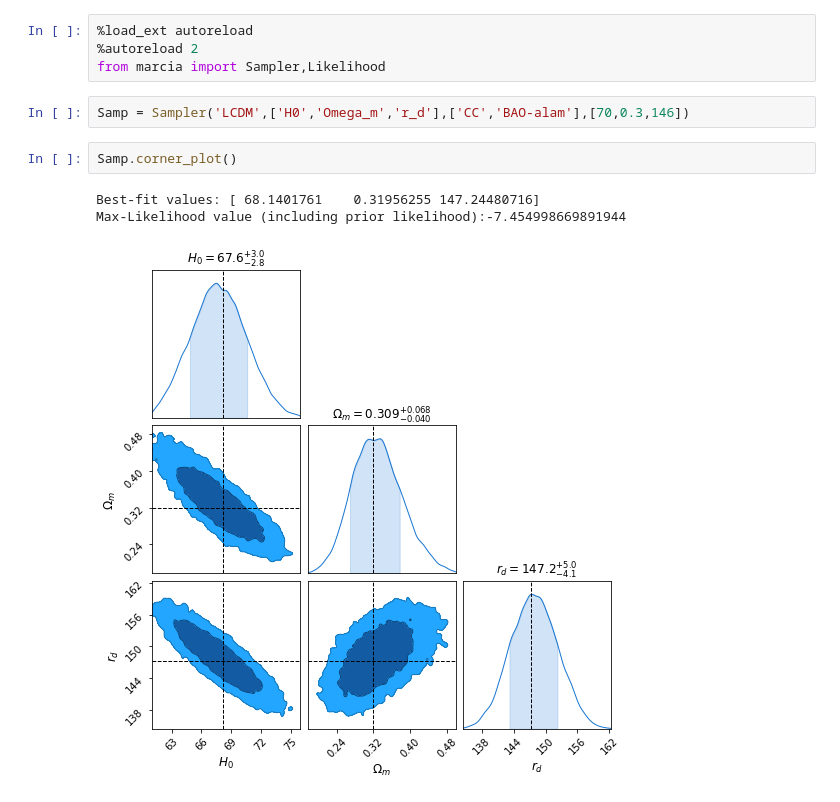
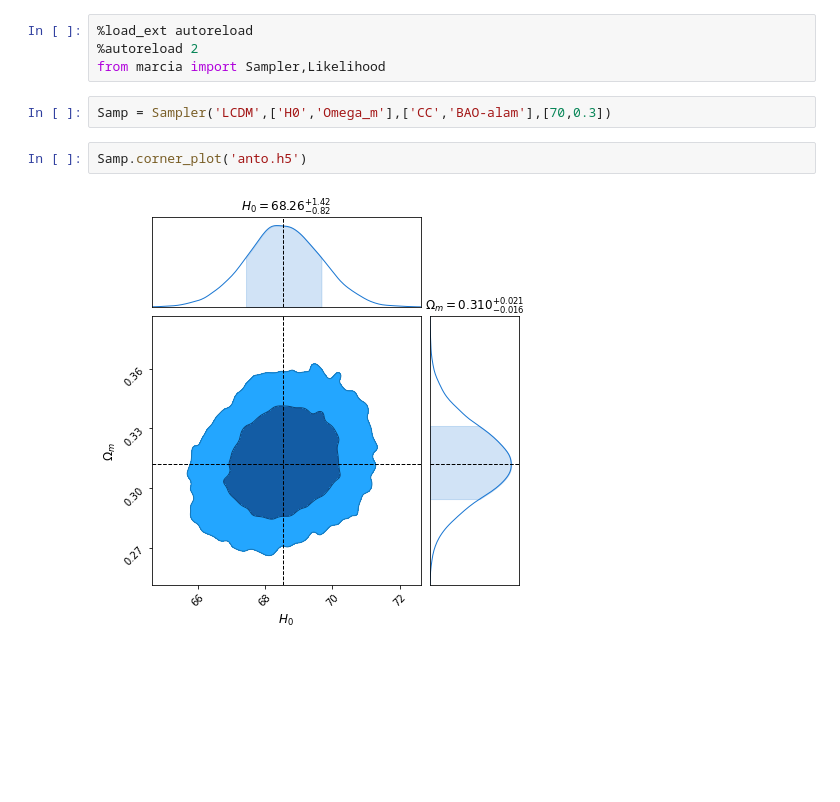
Before and after one commit to cosomelet/marcia, a Jupyter notebook: Notebooks/likelihood.ipynb, the cells around one changed output. Cells and saved outputs as stored; diff of their text form; blank space fills up the shorter version.

Commit message:
convergence
Signed-off-by: Anto Idicherian Lonappan <antolonappan@icloud.com>

```diff
--- a/Notebooks/likelihood.ipynb
+++ b/Notebooks/likelihood.ipynb
@@ -9,10 +9,8 @@ import time
 %autoreload 2
 from marcia import Sampler,Likelihood
 # %%
-Samp = Sampler('LCDM',['H0','Omega_m','r_d'],['CC','BAO-alam'],[70,0.3,146])
+Samp = Sampler('LCDM',['H0','Omega_m'],['CC','BAO-alam'],[70,0.3])
 # %%
-Samp.corner_plot()
+Samp.corner_plot('anto.h5')
 # %% [output]
-Best-fit values: [ 68.1401761    0.31956255 147.24480716]
-Max-Likelihood value (including prior likelihood):-7.454998669891944
-[figure, old version]
+[figure, new version]
```
Also changed, not shown: parts of 1 cell of this notebook, 4 other files.
